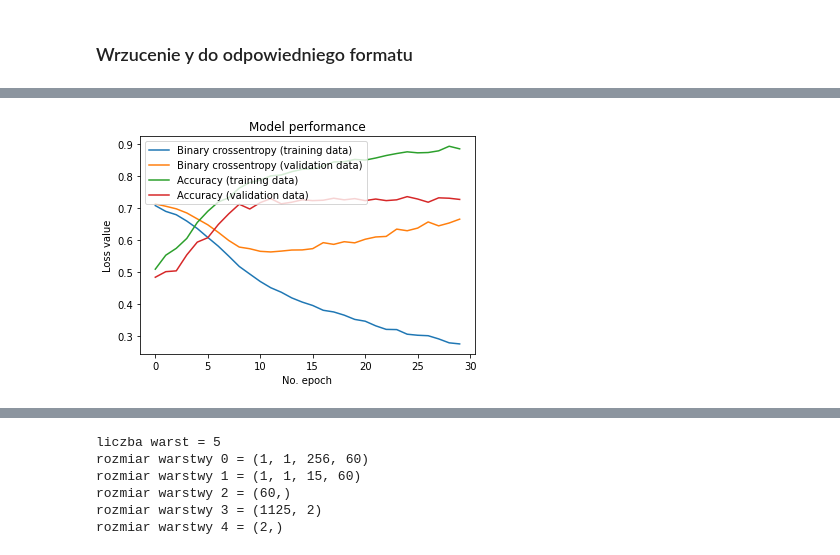
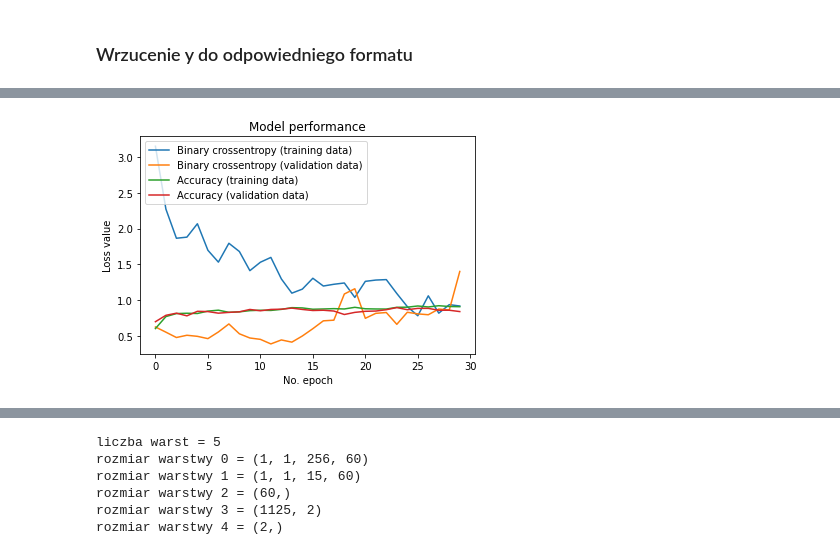
Before and after one commit to Przepioreczka/licencjat, a Jupyter notebook: testy_LSTM_W_PW.ipynb, the cells around one changed output, grey strips where cells are left out. Cells and saved outputs as stored; diff of their text form; code cells hidden in the pictures.

```diff
--- a/testy_LSTM_W_PW.ipynb
+++ b/testy_LSTM_W_PW.ipynb
@@ -85,15 +93,15 @@ T = 2
 t = np.arange(0,T, 1/Fs)
 
 nt = len(t) # liczba próbek w czasie jednego trialu
-N = 3000 # liczba przykładów na klasę
+N = 1000 # liczba przykładów na klasę
 k = 2 #liczba klas
 channels  = 19 # liczba kanałów
 freqs = (5,10,18)
 chosen_channels = (2,6,7,11) #wybrane kanały w których pojawi się odpowiedź na pseudosłowo
 A = 1.5
 
-wersja_nietrenowalna = True #randomowe pojawianie się aktywności charakterystycznej dla pseudosłowa w słowach i dla różnych kanałów
-wersja_trenowalna = False #aktywność charakterystyczna dla pseudosłowa o odpowiendnich kanałach
+wersja_nietrenowalna =False#randomowe pojawianie się aktywności charakterystycznej dla pseudosłowa w słowach i dla różnych kanałów
+wersja_trenowalna = True #aktywność charakterystyczna dla pseudosłowa o odpowiendnich kanałach
 
 
 X = np.random.randn(k*N,channels,nt )
@@ -191,7 +199,7 @@ hide_toggle()
 # %% [output]
 [interactive output not drawn]
 # %%
-X_fin1=np.einsum('ijklm->imljk',X_fin)
+X_fin1=np.einsum('ijklm->ilmjk',X_fin)
 
 ind1 = np.arange(X_fin1.shape[0])
 np.random.shuffle(ind1)
@@ -209,5 +217,6 @@ Rozmiar danych treningowych: X = (4020, 3, 256, 5, 5), y = (4020, 2)
 [interactive output not drawn]
 # %%
+%%notify
 # del model
 
 # Model configuration
@@ -223,8 +232,8 @@ sample_shape = X_train1.shape[1:]
 """LSTMconv2D"""
 model = Sequential()
 model.add(ConvLSTM2D(filters = 15, kernel_size = (1,1), activation='tanh', dropout = 0.4, return_sequences = True, input_shape = sample_shape,data_format='channels_first'))
-# model.add(BatchNormalization())
-# model.add(SpatialDropout3D(1))
+model.add(BatchNormalization())
+model.add(SpatialDropout3D(1))
 # model.add(Dense(10, activation='tanh'))
 # model.add(ConvLSTM2D(filters = 3, kernel_size = (1,1), activation='tanh', dropout = 0.5, return_sequences = True))
 # model.add(BatchNormalization())
@@ -281,2 +290,2 @@ Test loss: 0.6789442523561343 / Test accuracy: 0.7111111283302307
-[figure, old version]
+[figure, new version]
 [interactive output not drawn]
```
Also changed, not shown: parts of 7 cells of this notebook, 2 other files.
